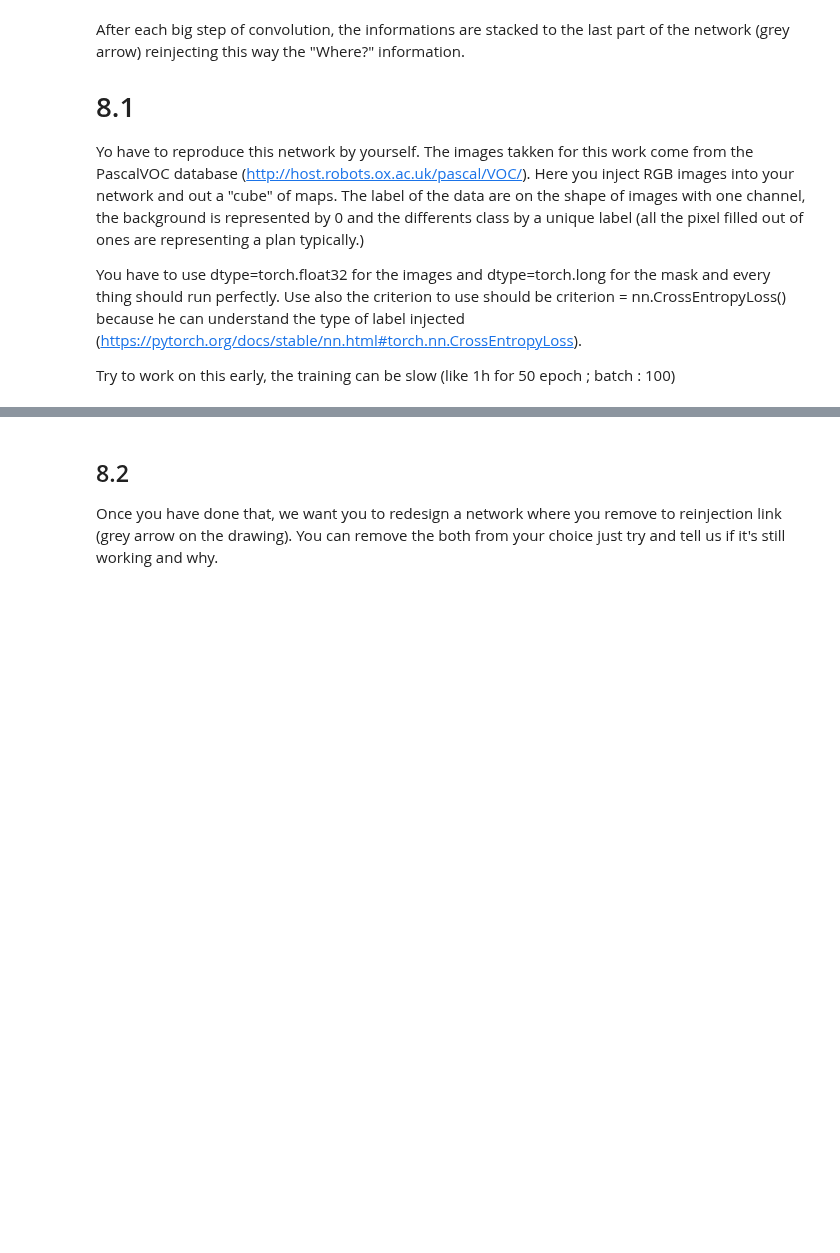
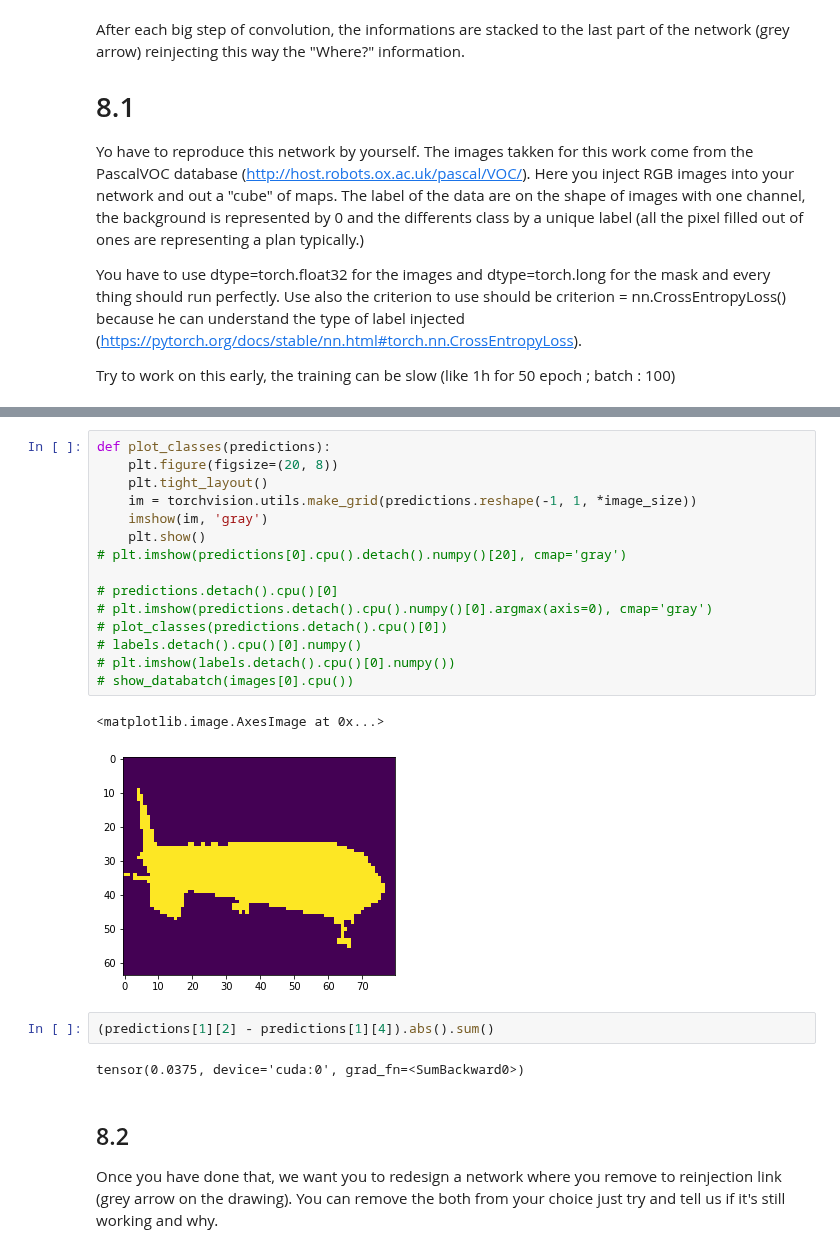
Before and after one commit to AbdBarho/CV19-20, a Jupyter notebook: 10_PyTorch_UNet.ipynb, the cells around one changed output, grey strips where cells are left out. Drawn from its saved outputs; the diff is of its cells as text; blank space fills up the shorter version.

```diff
--- a/10_PyTorch_UNet.ipynb
+++ b/10_PyTorch_UNet.ipynb
@@ -155,3 +178,25 @@ class UNet(nn.Module):
+# %%
+def plot_classes(predictions):
+    plt.figure(figsize=(20, 8))
+    plt.tight_layout()
+    im = torchvision.utils.make_grid(predictions.reshape(-1, 1, *image_size))
+    imshow(im, 'gray')
+    plt.show()
+# plt.imshow(predictions[0].cpu().detach().numpy()[20], cmap='gray')
+
+# predictions.detach().cpu()[0]
+# plt.imshow(predictions.detach().cpu().numpy()[0].argmax(axis=0), cmap='gray')
+# plot_classes(predictions.detach().cpu()[0])
+# labels.detach().cpu()[0].numpy()
+# plt.imshow(labels.detach().cpu()[0].numpy())
+# show_databatch(images[0].cpu())
+# %% [output]
+<matplotlib.image.AxesImage at 0x...>
+[figure, added]
+# %%
+(predictions[1][2] - predictions[1][4]).abs().sum()
+# %% [output]
+tensor(0.0375, device='cuda:0', grad_fn=<SumBackward0>)
 # %% [markdown]
 ## 8.2
 Once you have done that, we want you to redesign a network where you remove to reinjection link (grey arrow on the drawing). You can remove the both from your choice just try and tell us if it's still working and why.
```
Also changed, not shown: parts of 8 cells of this notebook, 1 other file.
